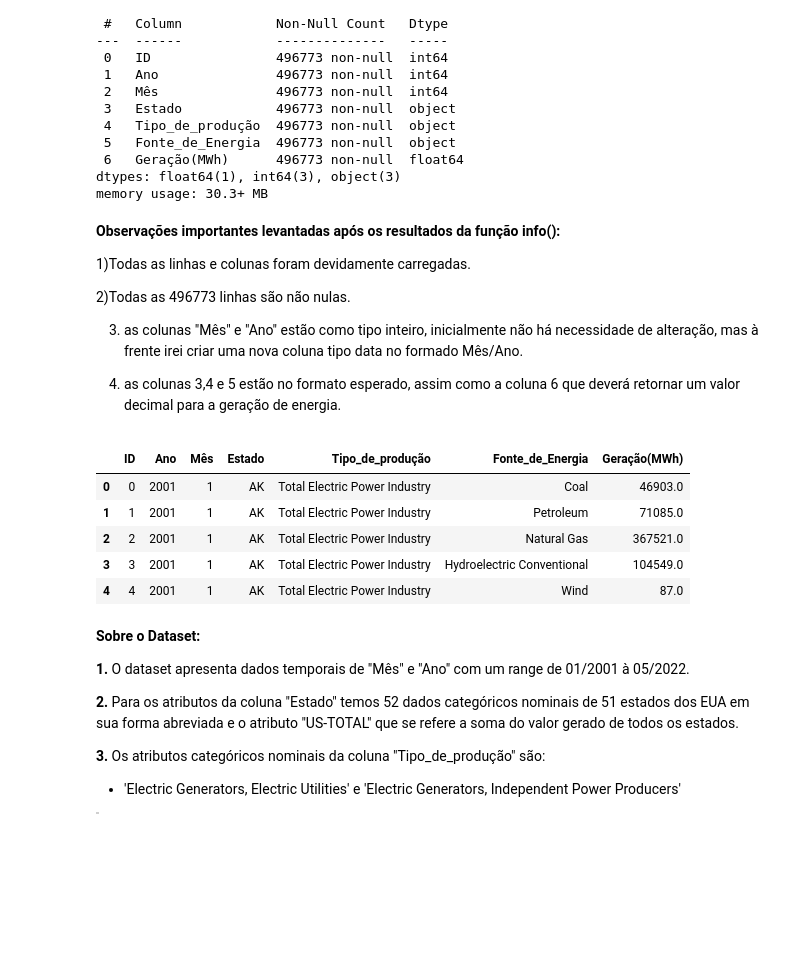
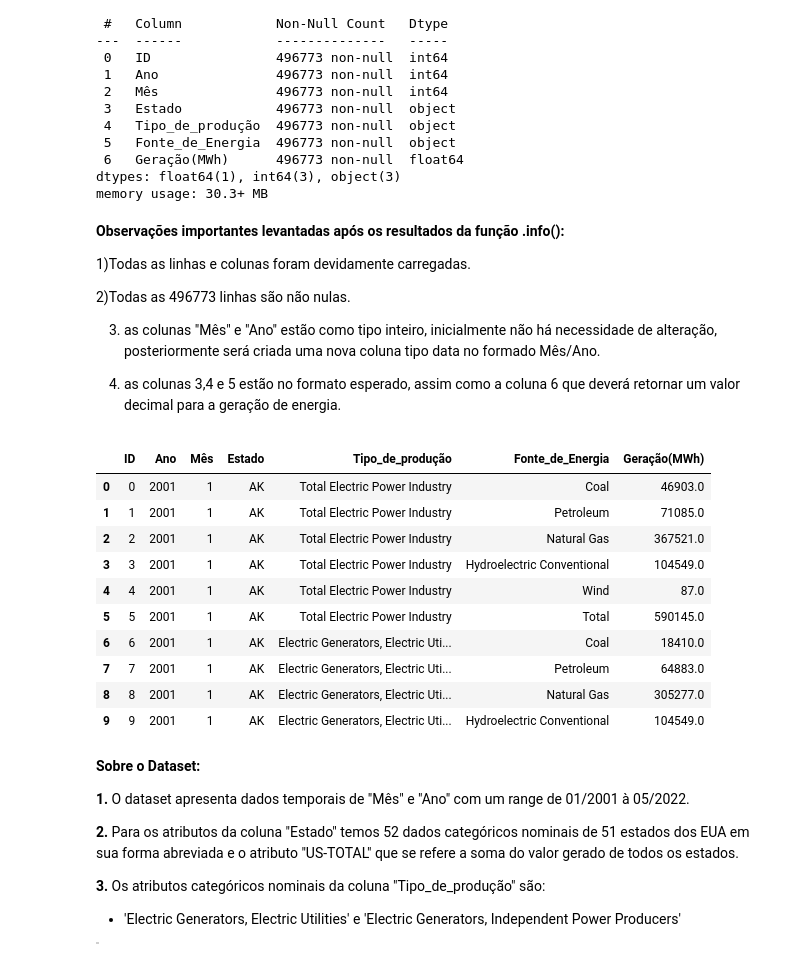
Before and after one commit to Higordevellard/MVP_01, a Jupyter notebook: mvp_sprint_1.ipynb, the cells around one changed output. Saved outputs shown, nothing was run; the diff lists cells and outputs as text; code cells hidden in the pictures; blank space fills up the shorter version.

```diff
--- a/mvp_sprint_1.ipynb
+++ b/mvp_sprint_1.ipynb
@@ -87,25 +92,30 @@ Data columns (total 7 columns):
 dtypes: float64(1), int64(3), object(3)
 memory usage: 30.3+ MB
 # %% [markdown]
-**Observações importantes levantadas após os resultados da função info():**
+**Observações importantes levantadas após os resultados da função .info():**
 
 1)Todas as linhas e colunas foram devidamente carregadas.
 
 2)Todas as 496773 linhas são não nulas.
 
-3) as colunas "Mês" e "Ano" estão como tipo inteiro, inicialmente não há necessidade de alteração, mas à frente irei criar uma nova coluna tipo data no formado Mês/Ano.
+3) as colunas "Mês" e "Ano" estão como tipo inteiro, inicialmente não há necessidade de alteração, posteriormente será criada uma nova coluna tipo data no formado Mês/Ano.
 
 4) as colunas 3,4 e 5 estão no formato esperado, assim como a coluna 6 que deverá retornar um valor decimal para a geração de energia.
 # %%
 # Mostra as 10 primeiras linhas do dataset
-dataset.head(5)
+dataset.head(10)
 # %% [output]
 |  | ID | Ano | Mês | Estado | Tipo_de_produção | Fonte_de_Energia | Geração(MWh) |
 | 0 | 0 | 2001 | 1 | AK | Total Electric Power Industry | Coal | 46903.0 |
 | 1 | 1 | 2001 | 1 | AK | Total Electric Power Industry | Petroleum | 71085.0 |
 | 2 | 2 | 2001 | 1 | AK | Total Electric Power Industry | Natural Gas | 367521.0 |
 | 3 | 3 | 2001 | 1 | AK | Total Electric Power Industry | Hydroelectric Conventional | 104549.0 |
 | 4 | 4 | 2001 | 1 | AK | Total Electric Power Industry | Wind | 87.0 |
+| 5 | 5 | 2001 | 1 | AK | Total Electric Power Industry | Total | 590145.0 |
+| 6 | 6 | 2001 | 1 | AK | Electric Generators, Electric Uti... | Coal | 18410.0 |
+| 7 | 7 | 2001 | 1 | AK | Electric Generators, Electric Uti... | Petroleum | 64883.0 |
+| 8 | 8 | 2001 | 1 | AK | Electric Generators, Electric Uti... | Natural Gas | 305277.0 |
+| 9 | 9 | 2001 | 1 | AK | Electric Generators, Electric Uti... | Hydroelectric Conventional | 104549.0 |
 # %% [markdown]
 **Sobre o Dataset:**
 
```
Also changed, not shown: parts of 43 cells of this notebook.
